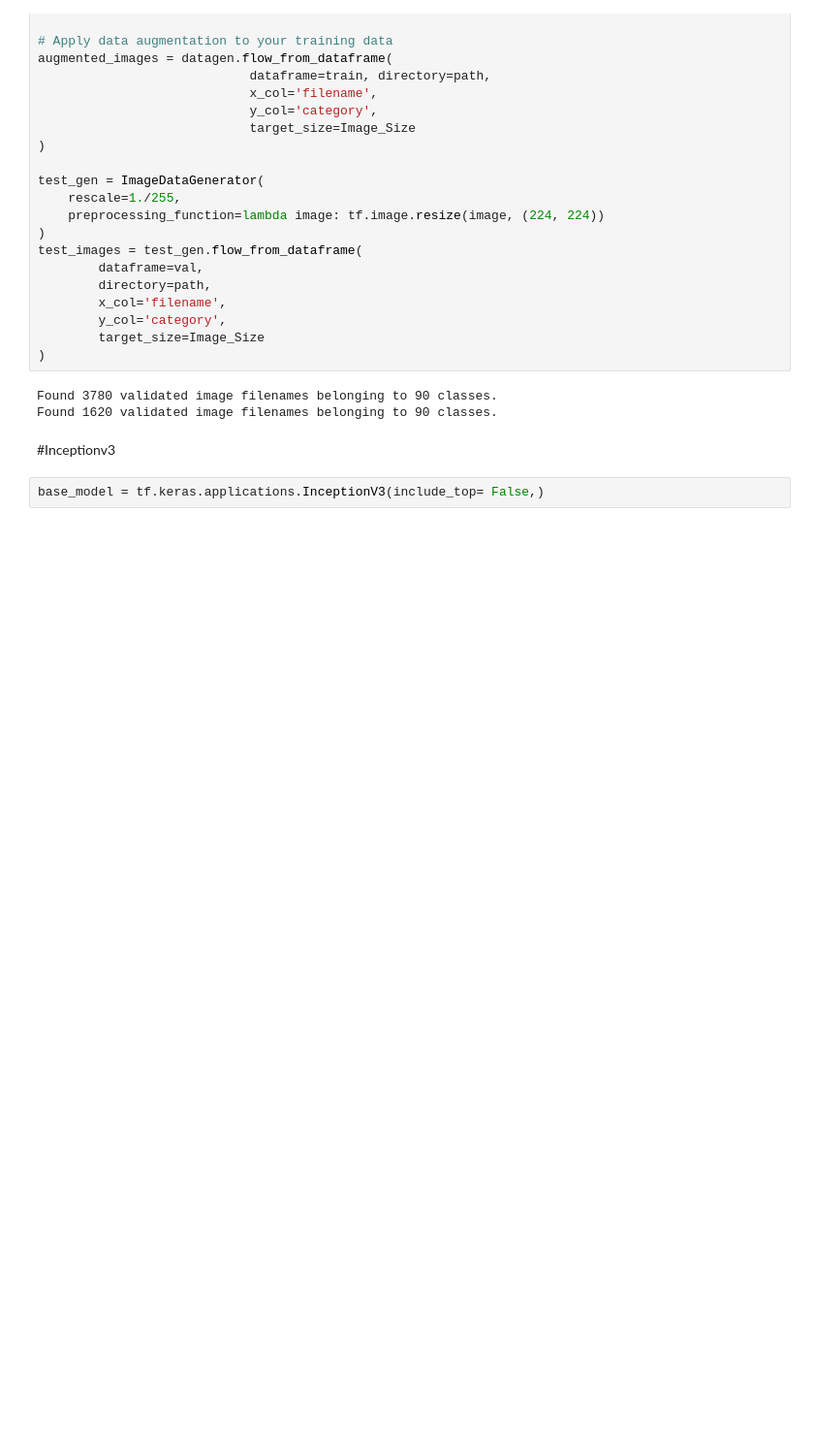
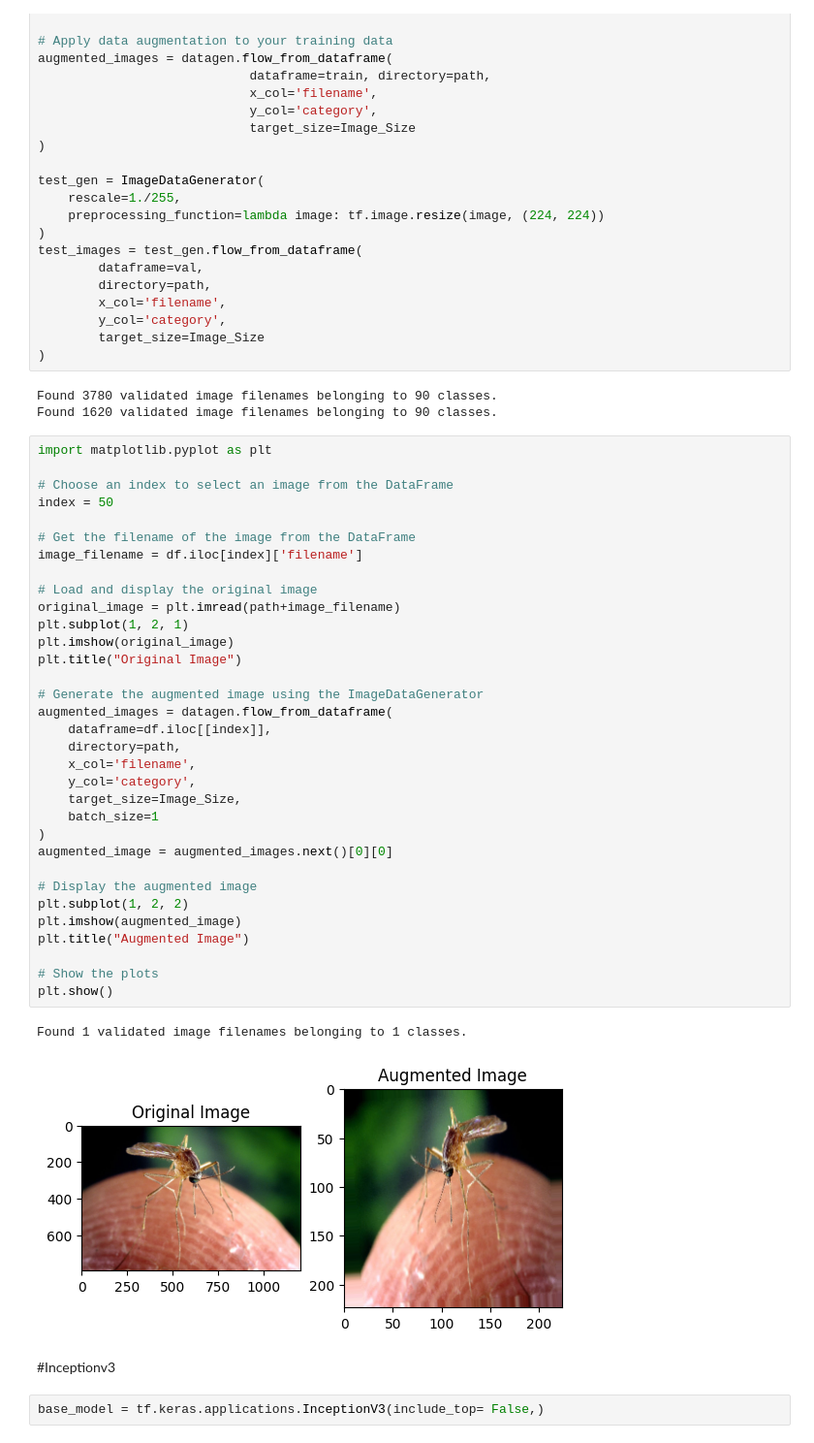
Before and after one commit to Rishabh690/Animal-Classification, a Jupyter notebook: Animal_classification.ipynb, the cells around one changed output. Shown at 97% size. Cells and saved outputs as stored; diff of their text form; blank space fills up the shorter version.

```diff
--- a/Animal_classification.ipynb
+++ b/Animal_classification.ipynb
@@ -186,6 +186,42 @@ test_images = test_gen.flow_from_dataframe(
 # %% [output]
 Found 3780 validated image filenames belonging to 90 classes.
 Found 1620 validated image filenames belonging to 90 classes.
+# %%
+import matplotlib.pyplot as plt
+
+# Choose an index to select an image from the DataFrame
+index = 50
+
+# Get the filename of the image from the DataFrame
+image_filename = df.iloc[index]['filename']
+
+# Load and display the original image
+original_image = plt.imread(path+image_filename)
+plt.subplot(1, 2, 1)
+plt.imshow(original_image)
+plt.title("Original Image")
+
+# Generate the augmented image using the ImageDataGenerator
+augmented_images = datagen.flow_from_dataframe(
+    dataframe=df.iloc[[index]],
+    directory=path,
+    x_col='filename',
+    y_col='category',
+    target_size=Image_Size,
+    batch_size=1
+)
+augmented_image = augmented_images.next()[0][0]
+
+# Display the augmented image
+plt.subplot(1, 2, 2)
+plt.imshow(augmented_image)
+plt.title("Augmented Image")
+
+# Show the plots
+plt.show()
+# %% [output]
+Found 1 validated image filenames belonging to 1 classes.
+[figure, added]
 # %% [markdown]
 #Inceptionv3
 # %%
```
